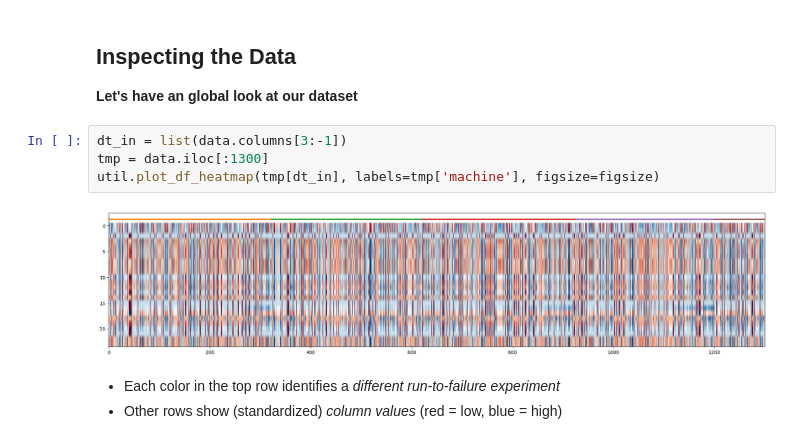
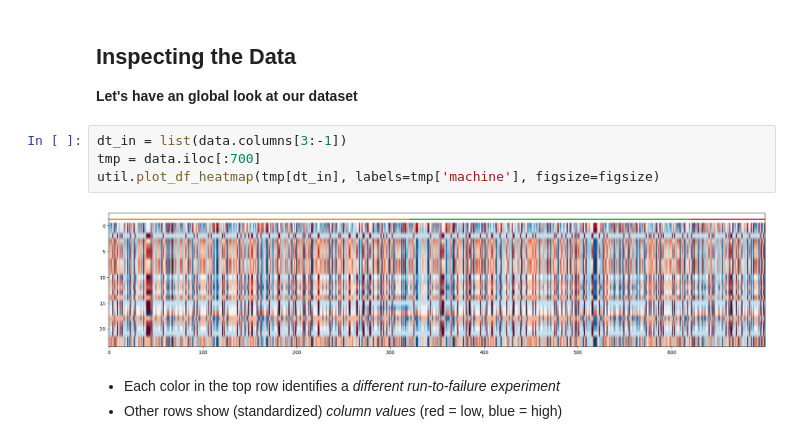
Before and after one commit to labai-2024-2025/part-4, a Jupyter notebook: 06. A Predictive Maintenance Case Study.ipynb, the cells around one changed output. Cells and saved outputs as stored; diff of their text form.

```diff
--- a/06. A Predictive Maintenance Case Study.ipynb
+++ b/06. A Predictive Maintenance Case Study.ipynb
@@ -95,10 +95,10 @@ data.iloc[:3]
 **Let's have an global look at our dataset**
 # %%
 dt_in = list(data.columns[3:-1])
-tmp = data.iloc[:1300]
+tmp = data.iloc[:700]
 util.plot_df_heatmap(tmp[dt_in], labels=tmp['machine'], figsize=figsize)
 # %% [output]
-[figure, old version]
+[figure, new version]
 # %% [markdown]
 * Each color in the top row identifies a _different run-to-failure experiment_
 * Other rows show (standardized) _column values_ (red = low, blue = high)
```
Also changed, not shown: 30 other files.
